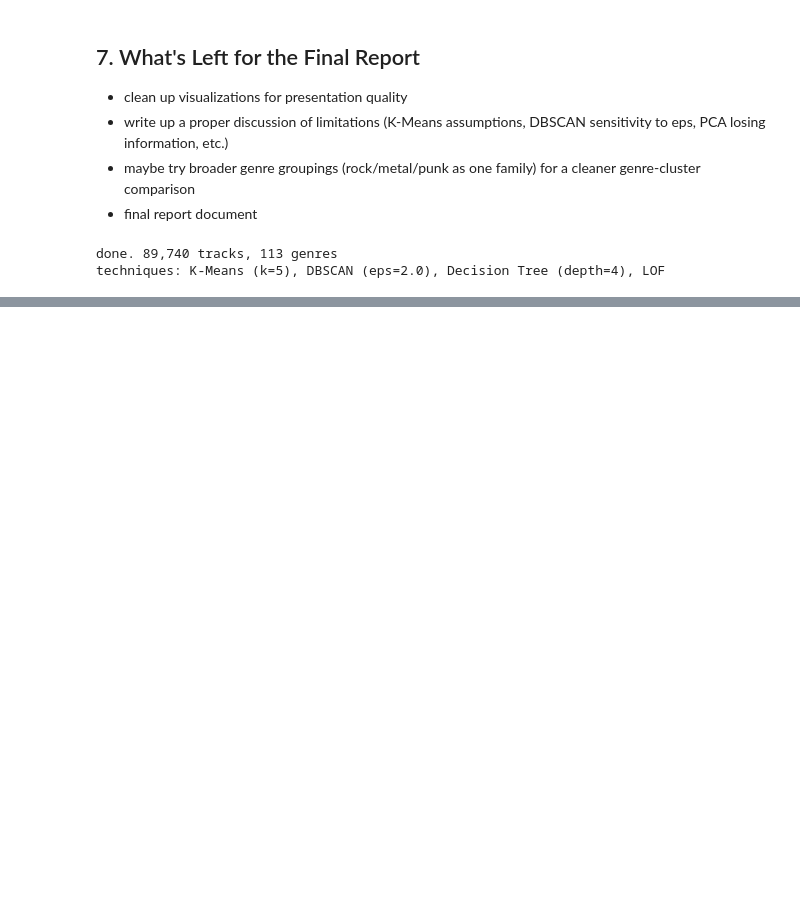
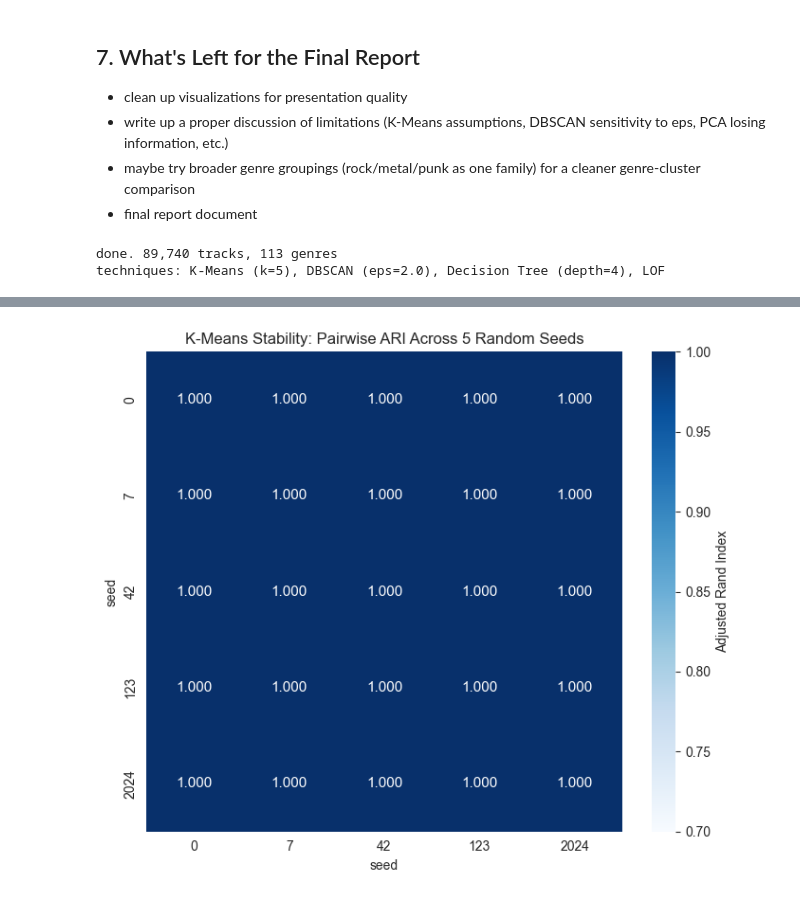
Before and after one commit to sarbaniadhikari/cs4412-project-sarbani, a Jupyter notebook: notebooks/analysis_combined.ipynb, the cells around one changed output, grey strips where cells are left out. Drawn from its saved outputs; the diff is of its cells as text; code cells hidden in the pictures; blank space fills up the shorter version.

```diff
--- a/notebooks/analysis_combined.ipynb
+++ b/notebooks/analysis_combined.ipynb
@@ -1278,0 +1208,18 @@ techniques: K-Means (k=5), DBSCAN (eps=2.0), Decision Tree (depth=4), LOF
+# %%
+from sklearn.metrics import adjusted_rand_score
+
+seeds = [0, 7, 42, 123, 2024]
+seed_labels = {}
+seed_sils = {}
+
+for s in seeds:
+    km = KMeans(n_clusters=5, random_state=s, n_init=20)
+    labels = km.fit_predict(X_scaled)
+    seed_labels[s] = labels
+    seed_sils[s] = silhouette_score(X_scaled, labels, sample_size=10000, random_state=42)
+
+# cluster size distribution per seed (sorted so labels are comparable across runs)
+print("cluster size distribution per seed (sorted descending):")
+for s in seeds:
+    sizes = sorted(np.bincount(seed_labels[s]), reverse=True)
+    print(f"  seed={s:>4}  sizes={sizes}  silhouette={seed_sils[s]:.4f}")
@@ -1278,0 +1233,15 @@ techniques: K-Means (k=5), DBSCAN (eps=2.0), Decision Tree (depth=4), LOF
+# %%
+# pairwise ARI matrix
+ari_matrix = np.zeros((len(seeds), len(seeds)))
+for i, s1 in enumerate(seeds):
+    for j, s2 in enumerate(seeds):
+        ari_matrix[i, j] = adjusted_rand_score(seed_labels[s1], seed_labels[s2])
+
+ari_df = pd.DataFrame(ari_matrix, index=seeds, columns=seeds)
+print("Pairwise Adjusted Rand Index across seeds:")
+print(ari_df.round(4).to_string())
+
+# off-diagonal mean (excluding self-comparisons)
+mask = ~np.eye(len(seeds), dtype=bool)
+print(f"\nmean off-diagonal ARI: {ari_matrix[mask].mean():.4f}")
+print(f"min off-diagonal ARI:  {ari_matrix[mask].min():.4f}")
@@ -1278,0 +1263,14 @@ techniques: K-Means (k=5), DBSCAN (eps=2.0), Decision Tree (depth=4), LOF
+# %%
+# visualize the ARI matrix
+fig, ax = plt.subplots(figsize=(7, 6))
+sns.heatmap(ari_df, annot=True, fmt=".3f", cmap="Blues", vmin=0.7, vmax=1.0,
+            cbar_kws={"label": "Adjusted Rand Index"}, ax=ax,
+            annot_kws={"fontsize": 11})
+ax.set_title("K-Means Stability: Pairwise ARI Across 5 Random Seeds", fontsize=12)
+ax.set_xlabel("seed")
+ax.set_ylabel("seed")
+plt.tight_layout()
+plt.savefig("../outputs/figures/fig19_kmeans_stability_ari.png", dpi=150, bbox_inches="tight")
+plt.show()
+# %% [output]
+[figure, added]
```
Also changed, not shown: parts of 30 cells of this notebook.
